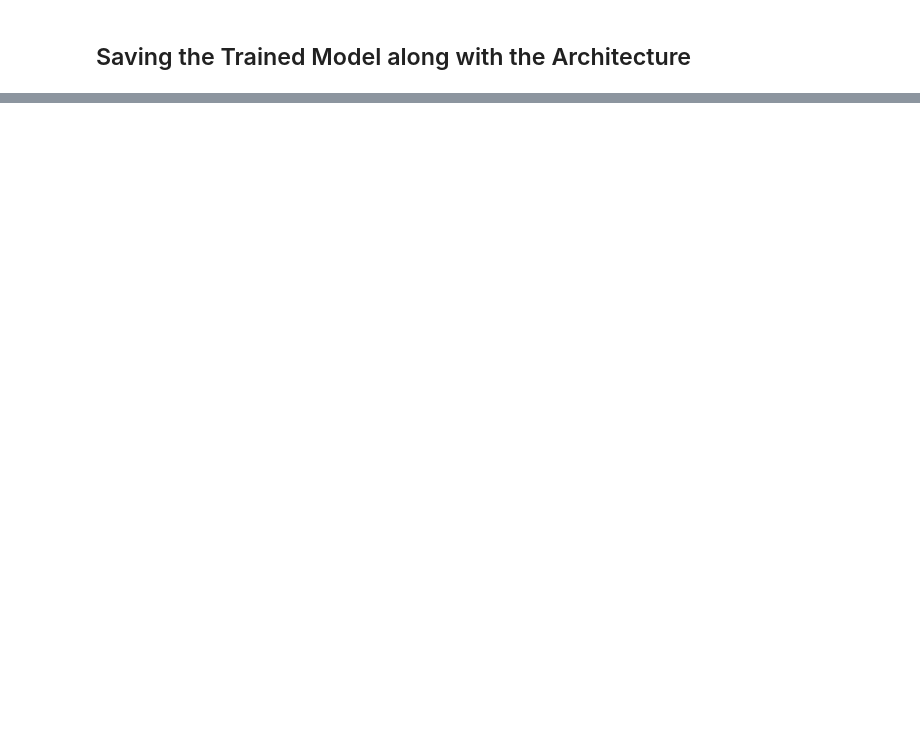
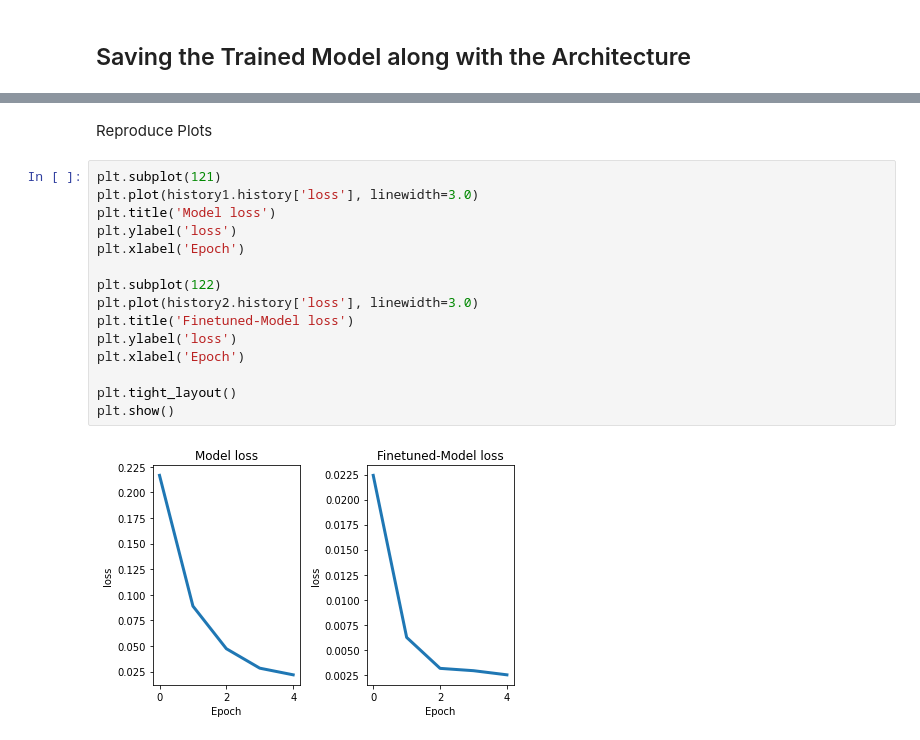
Before and after one commit to orion2107/Robohon_Training, a Jupyter notebook: aleph_bert_finetune.ipynb, the cells around one changed output, grey strips where cells are left out. Drawn from its saved outputs; the diff is of its cells as text; blank space fills up the shorter version.

```diff
--- a/aleph_bert_finetune.ipynb
+++ b/aleph_bert_finetune.ipynb
@@ -459,2 +499,21 @@ model.save('alephbert_finetuned_model')
 # %% [output]
 WARNING:absl:Found untraced functions such as embeddings_layer_call_fn, embeddings_layer_call_and_return_conditional_losses, encoder_layer_call_fn, encoder_layer_call_and_return_conditional_losses, po ...
+# %% [markdown]
+Reproduce Plots
+# %%
+plt.subplot(121)
+plt.plot(history1.history['loss'], linewidth=3.0)
+plt.title('Model loss')
+plt.ylabel('loss')
+plt.xlabel('Epoch')
+
+plt.subplot(122)
+plt.plot(history2.history['loss'], linewidth=3.0)
+plt.title('Finetuned-Model loss')
+plt.ylabel('loss')
+plt.xlabel('Epoch')
+
+plt.tight_layout()
+plt.show()
+# %% [output]
+[figure, added]
```
Also changed, not shown: parts of 19 cells of this notebook.
